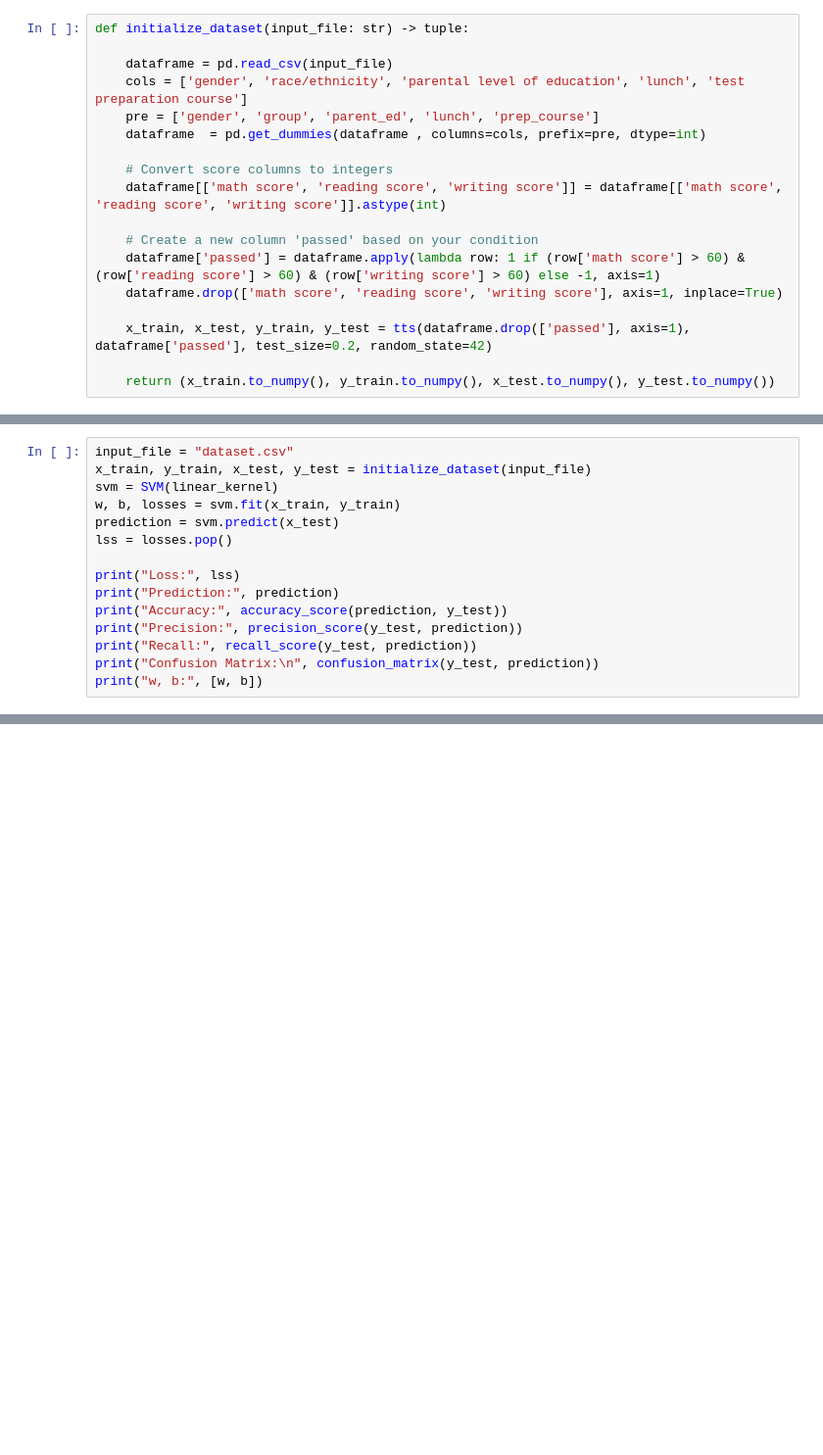
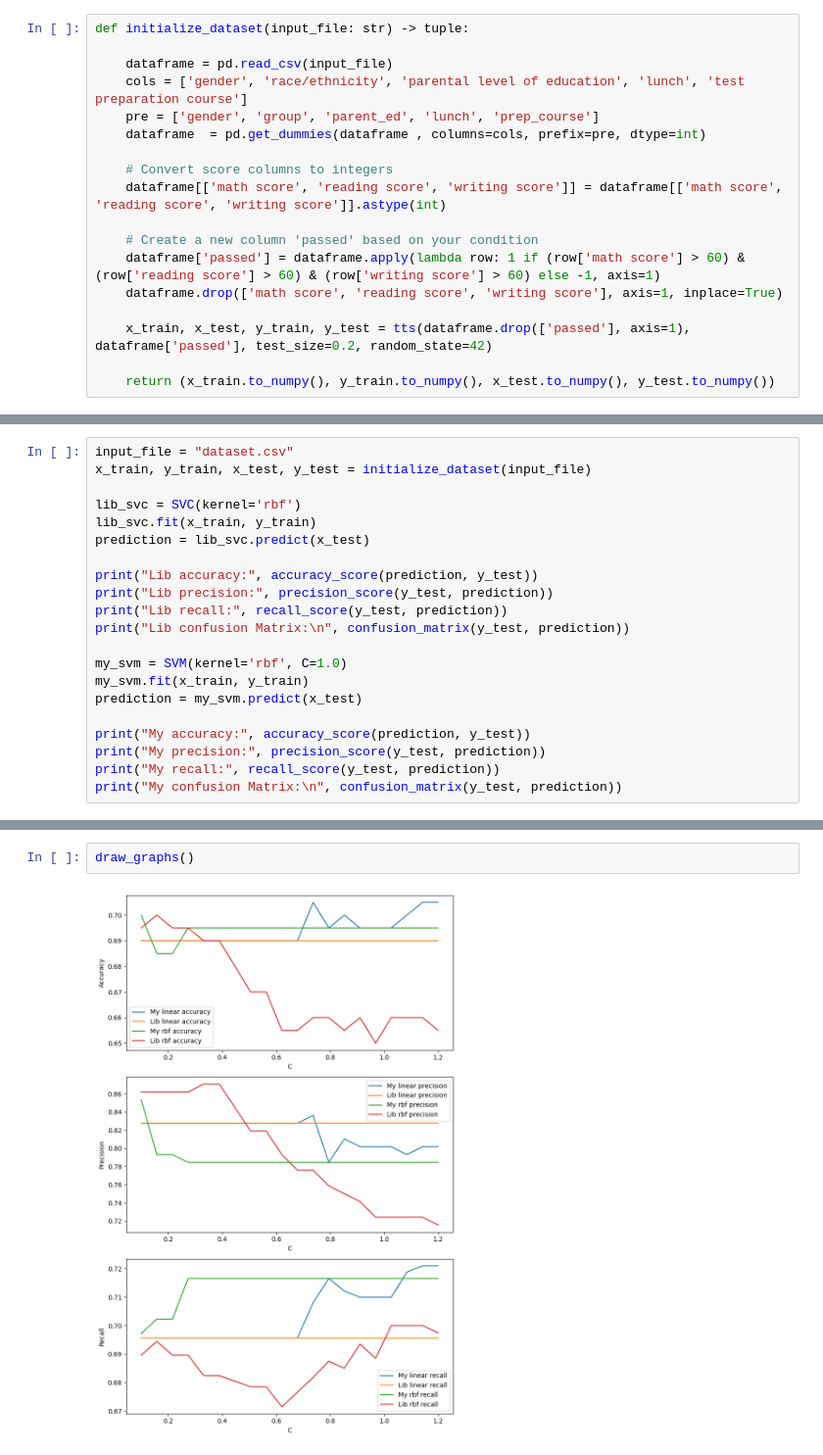
Before and after one commit to oszypczy/Support-Vector-Machines, a Jupyter notebook: lab4.ipynb, the cells around one changed output, grey strips where cells are left out. Shown: that part at 98% size. Saved outputs shown, nothing was run; the diff lists cells and outputs as text; blank space fills up the shorter version.

Commit message:
Better with graphs but still not sure if it is ok

```diff
--- a/lab4.ipynb
+++ b/lab4.ipynb
@@ -114,16 +65,22 @@ class SVM:
 # %%
 input_file = "dataset.csv"
 x_train, y_train, x_test, y_test = initialize_dataset(input_file)
-svm = SVM(linear_kernel)
-w, b, losses = svm.fit(x_train, y_train)
-prediction = svm.predict(x_test)
-lss = losses.pop()
 
-print("Loss:", lss)
-print("Prediction:", prediction)
-print("Accuracy:", accuracy_score(prediction, y_test))
-print("Precision:", precision_score(y_test, prediction))
-print("Recall:", recall_score(y_test, prediction))
-print("Confusion Matrix:\n", confusion_matrix(y_test, prediction))
-print("w, b:", [w, b])
+lib_svc = SVC(kernel='rbf')
+lib_svc.fit(x_train, y_train)
+prediction = lib_svc.predict(x_test)
+
+print("Lib accuracy:", accuracy_score(prediction, y_test))
+print("Lib precision:", precision_score(y_test, prediction))
+print("Lib recall:", recall_score(y_test, prediction))
+print("Lib confusion Matrix:\n", confusion_matrix(y_test, prediction))
+
+my_svm = SVM(kernel='rbf', C=1.0)
+my_svm.fit(x_train, y_train)
+prediction = my_svm.predict(x_test)
+
+print("My accuracy:", accuracy_score(prediction, y_test))
+print("My precision:", precision_score(y_test, prediction))
+print("My recall:", recall_score(y_test, prediction))
+print("My confusion Matrix:\n", confusion_matrix(y_test, prediction))
 # %% [output]
@@ -146,0 +157,4 @@ w, b: [array([[ 0.05630129,  0.06139706, -0.03210812, -0.05294231, -0.04124623,
+# %%
+draw_graphs()
+# %% [output]
+[figure, added]
```
Also changed, not shown: parts of 7 cells of this notebook.
